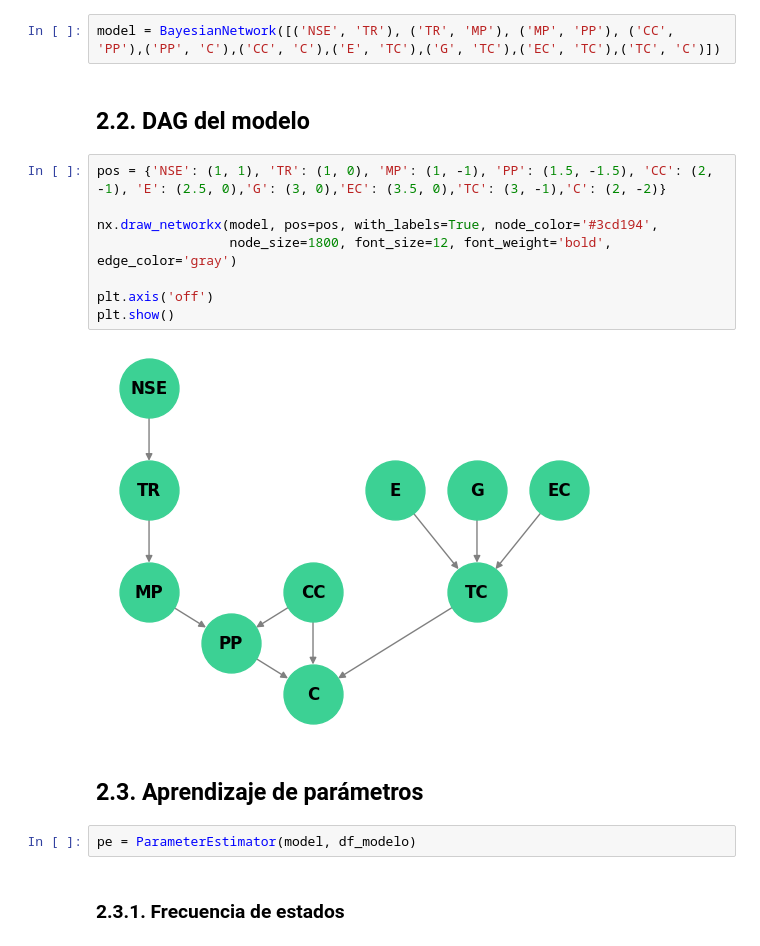
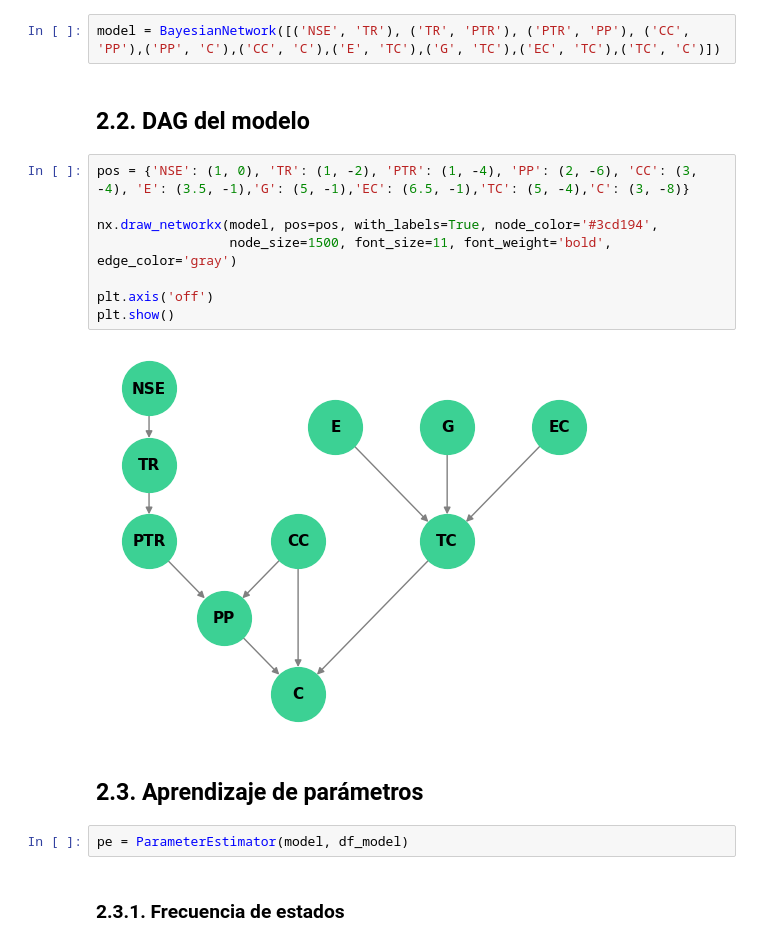
Before and after one commit to maribcs/mgp-bayesian-network-retail, a Jupyter notebook: bayesian_network_retail.ipynb, the cells around one changed output. Drawn from its saved outputs; the diff is of its cells as text.

```diff
--- a/bayesian_network_retail.ipynb
+++ b/bayesian_network_retail.ipynb
@@ -98,23 +99,23 @@ import numpy as np
 # %% [markdown]
 ## 2.1. Definición de nodos
 # %%
-model = BayesianNetwork([('NSE', 'TR'), ('TR', 'MP'), ('MP', 'PP'), ('CC', 'PP'),('PP', 'C'),('CC', 'C'),('E', 'TC'),('G', 'TC'),('EC', 'TC'),('TC', 'C')])
+model = BayesianNetwork([('NSE', 'TR'), ('TR', 'PTR'), ('PTR', 'PP'), ('CC', 'PP'),('PP', 'C'),('CC', 'C'),('E', 'TC'),('G', 'TC'),('EC', 'TC'),('TC', 'C')])
 # %% [markdown]
 ## 2.2. DAG del modelo
 # %%
-pos = {'NSE': (1, 1), 'TR': (1, 0), 'MP': (1, -1), 'PP': (1.5, -1.5), 'CC': (2, -1), 'E': (2.5, 0),'G': (3, 0),'EC': (3.5, 0),'TC': (3, -1),'C': (2, -2)}
+pos = {'NSE': (1, 0), 'TR': (1, -2), 'PTR': (1, -4), 'PP': (2, -6), 'CC': (3, -4), 'E': (3.5, -1),'G': (5, -1),'EC': (6.5, -1),'TC': (5, -4),'C': (3, -8)}
 
 nx.draw_networkx(model, pos=pos, with_labels=True, node_color='#3cd194',
-                 node_size=1800, font_size=12, font_weight='bold', edge_color='gray')
+                 node_size=1500, font_size=11, font_weight='bold', edge_color='gray')
 
 plt.axis('off')
 plt.show()
 # %% [output]
-[figure, old version]
+[figure, new version]
 # %% [markdown]
 ## 2.3. Aprendizaje de parámetros
 # %%
-pe = ParameterEstimator(model, df_modelo)
+pe = ParameterEstimator(model, df_model)
 # %% [markdown]
 ### 2.3.1. Frecuencia de estados
 # %%
```
Also changed, not shown: parts of 65 cells of this notebook, 1 other file.
